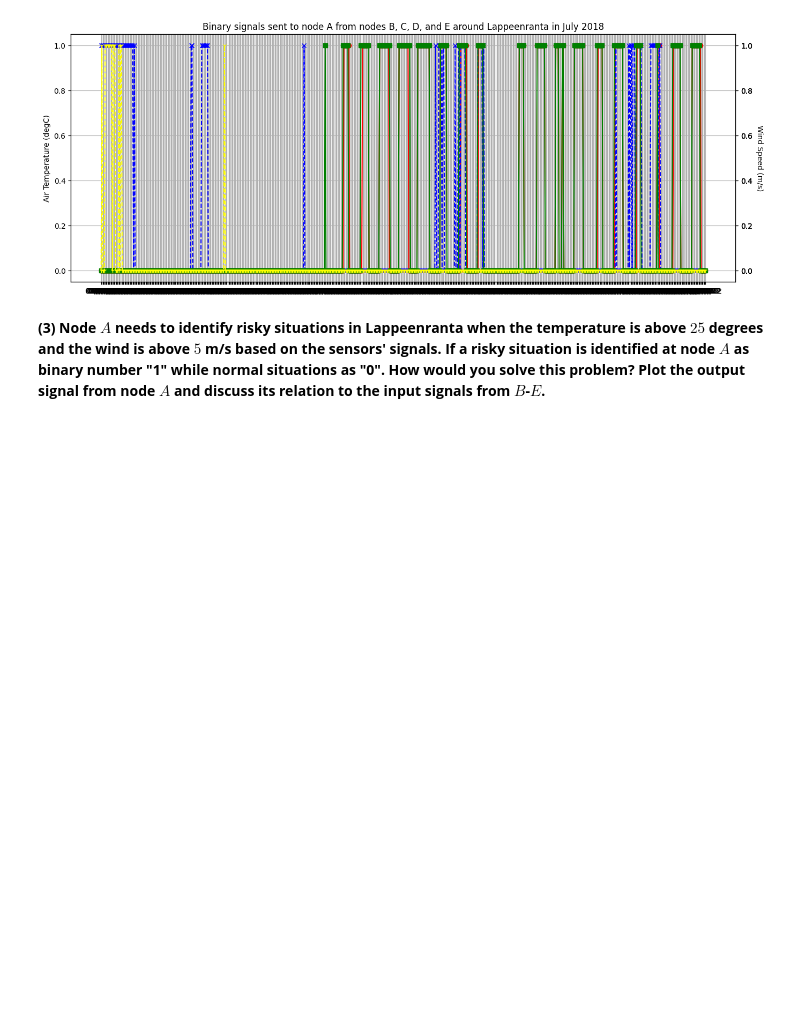
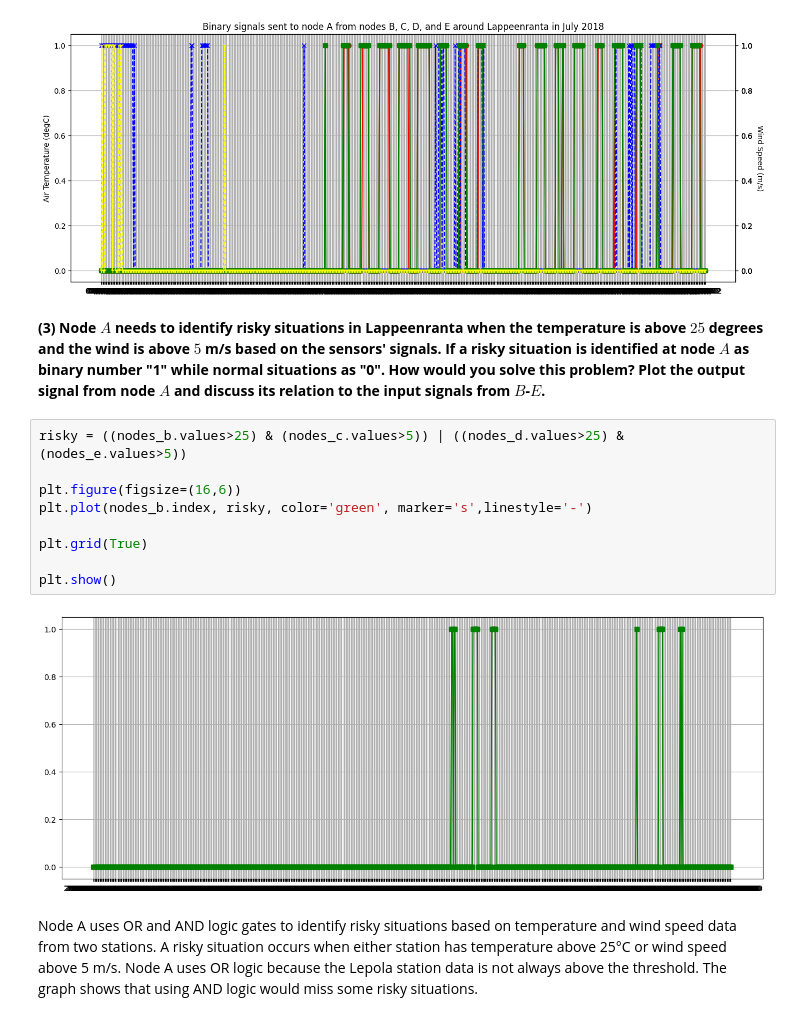
Before and after one commit to 3p10/intro-iot-systems, a Jupyter notebook: Week 4/homework-w4.ipynb, the cells around one changed output. Saved outputs shown, nothing was run; the diff lists cells and outputs as text; blank space fills up the shorter version.

```diff
--- a/Week 4/homework-w4.ipynb
+++ b/Week 4/homework-w4.ipynb
@@ -123,3 +123,17 @@ plt.show()
 [figure]
 # %% [markdown]
 **(3) Node $A$ needs to identify risky situations in Lappeenranta when the temperature is above $25$ degrees and the wind is above $5$ m/s based on the sensors' signals. If a risky situation is identified at node $A$ as binary number "1" while normal situations as "0". How would you solve this problem? Plot the output signal from node $A$ and discuss its relation to the input signals from $B$-$E$.**
+# %%
+risky = ((nodes_b.values>25) & (nodes_c.values>5)) | ((nodes_d.values>25) & (nodes_e.values>5))
+
+plt.figure(figsize=(16,6))
+plt.plot(nodes_b.index, risky, color='green', marker='s',linestyle='-')
+
+plt.grid(True)
+
+plt.show()
+# %% [output]
+[figure, added]
+# %% [markdown]
+Node A uses OR and AND logic gates to identify risky situations based on temperature and wind speed data from two stations. A risky situation occurs when either station has temperature above 25°C or wind speed above 5 m/s.
+Node A uses OR logic because the Lepola station data is not always above the threshold. The graph shows that using AND logic would miss some risky situations.
```
Also changed, not shown: parts of 1 cell of this notebook.
